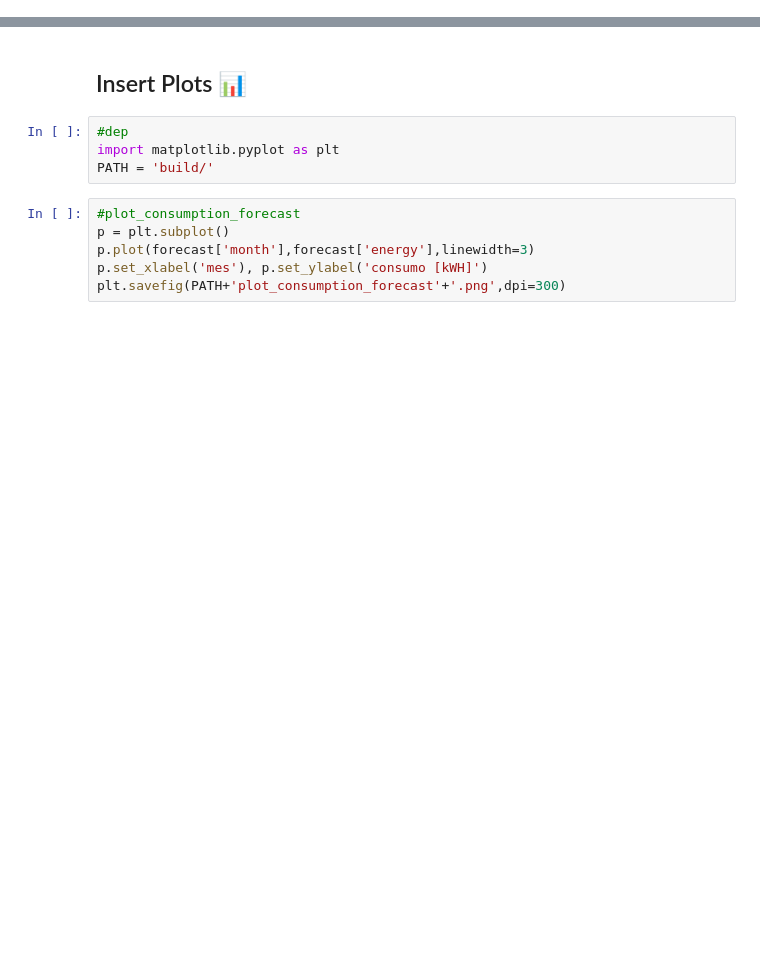
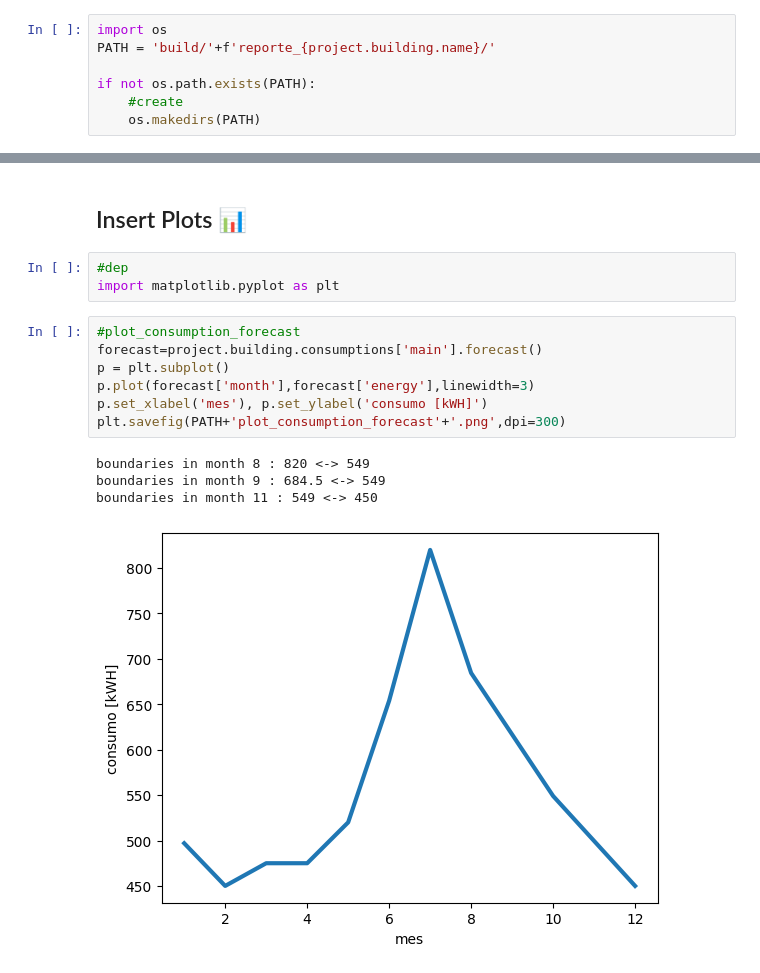
Before and after one commit to ccnmagnoo/energy-report-modeler, a Jupyter notebook: main.ipynb, the cells around one changed output, grey strips where cells are left out. Cells and saved outputs as stored; diff of their text form; blank space fills up the shorter version.

```diff
--- a/main.ipynb
+++ b/main.ipynb
@@ -185,2 +186,9 @@ for key,data in data_to_file.items():
 # %% [markdown]
 # Write Document 📒
+# %%
+import os
+PATH = 'build/'+f'reporte_{project.building.name}/'
+
+if not os.path.exists(PATH):
+    #create
+    os.makedirs(PATH)
@@ -280,13 +233,18 @@ doc.render(ctx)
 # %%
 #dep
 import matplotlib.pyplot as plt
-PATH = 'build/'
 # %%
 #plot_consumption_forecast
+forecast=project.building.consumptions['main'].forecast()
 p = plt.subplot()
 p.plot(forecast['month'],forecast['energy'],linewidth=3)
 p.set_xlabel('mes'), p.set_ylabel('consumo [kWH]')
 plt.savefig(PATH+'plot_consumption_forecast'+'.png',dpi=300)
+# %% [output]
+boundaries in month 8 : 820 <-> 549
+boundaries in month 9 : 684.5 <-> 549
+boundaries in month 11 : 549 <-> 450
+[figure, added]
 # %%
 # plot_irradiance
 plt.figure(figsize=(10,4))
```
Also changed, not shown: parts of 24 cells of this notebook.
